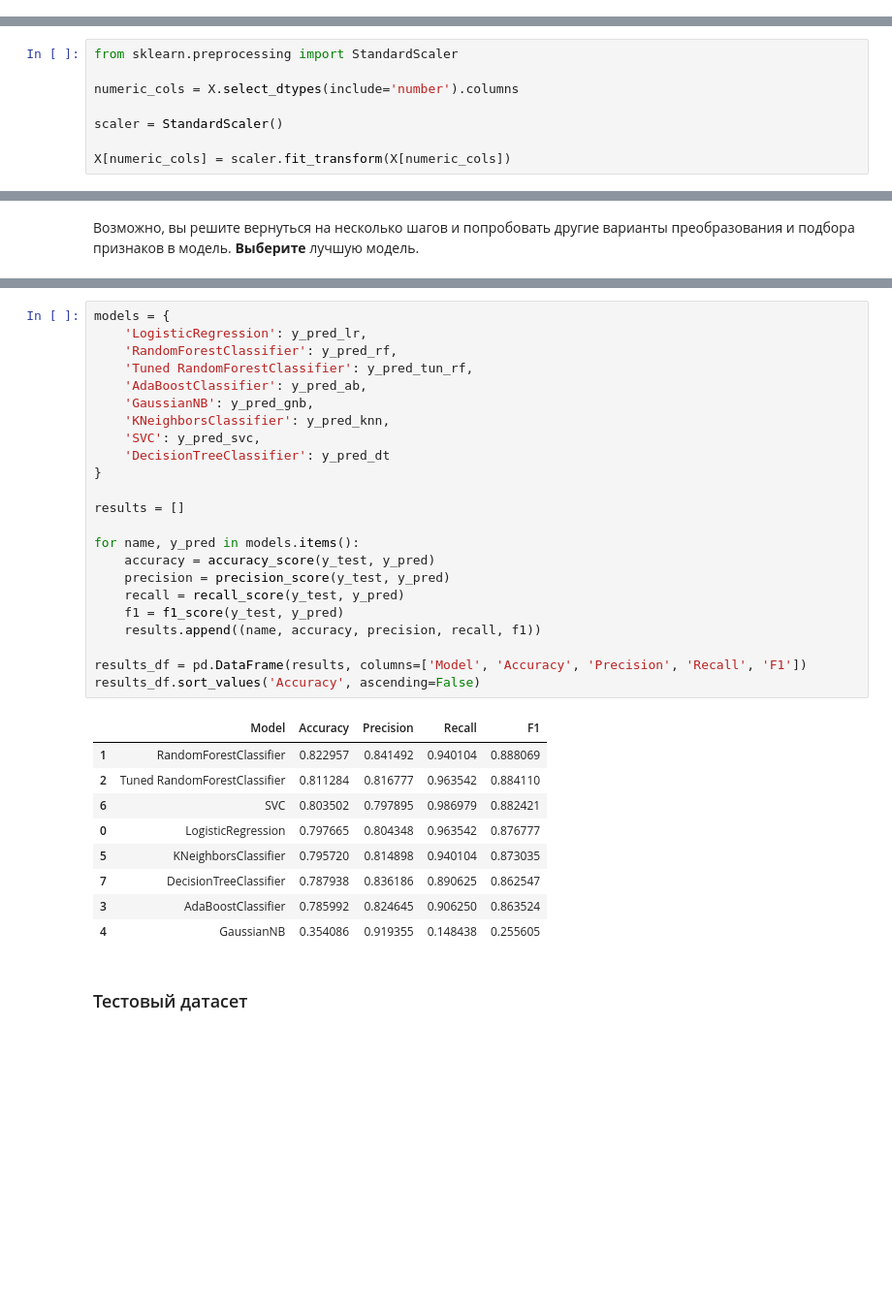
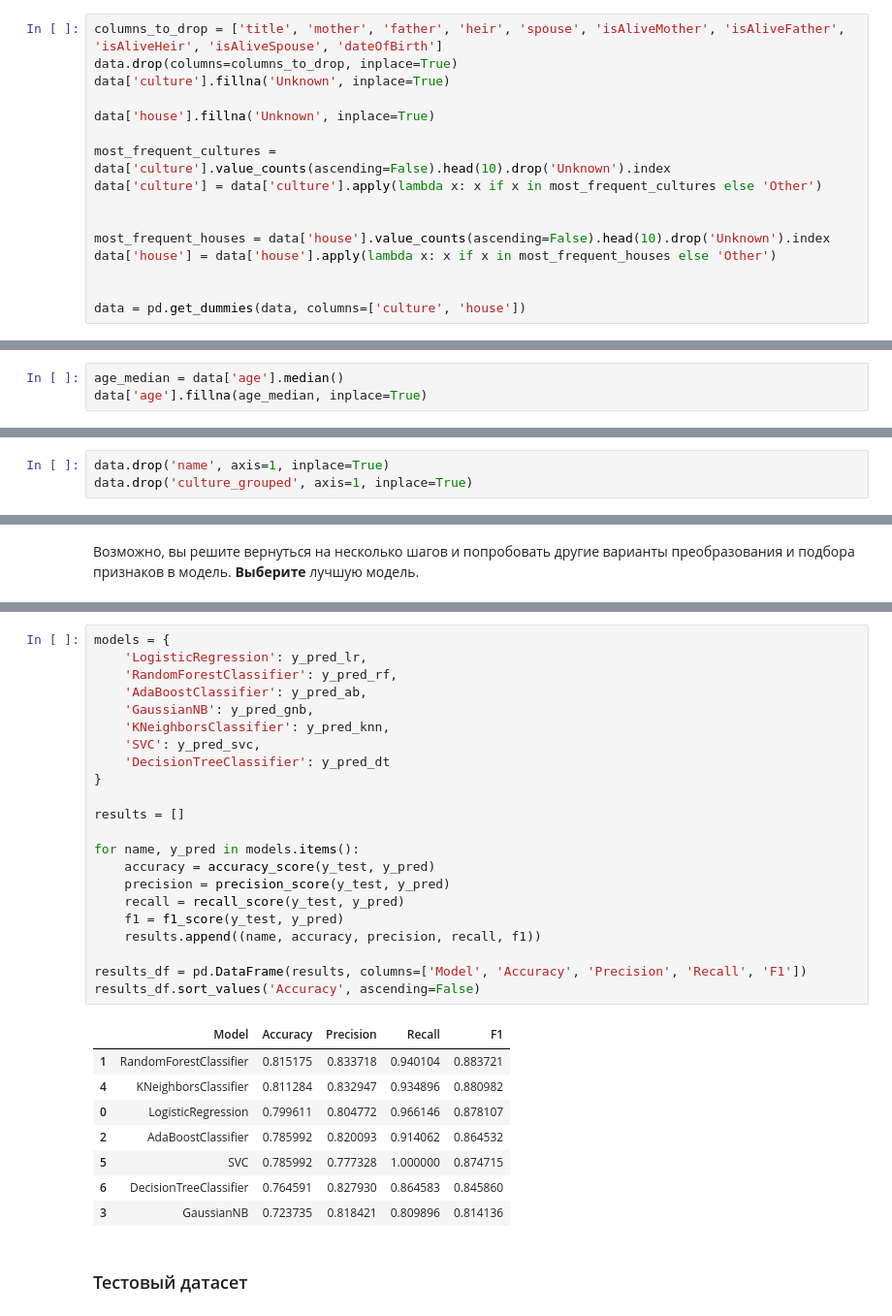
Before and after one commit to rodya-basmanov/DLS_course, a Jupyter notebook: week_01_ml_intro/Homework/hw_1_game_of_thrones.ipynb, the cells around one changed output, grey strips where cells are left out. Shown at 97% size. Saved outputs shown, nothing was run; the diff lists cells and outputs as text; blank space fills up the shorter version.

```diff
--- a/week_01_ml_intro/Homework/hw_1_game_of_thrones.ipynb
+++ b/week_01_ml_intro/Homework/hw_1_game_of_thrones.ipynb
@@ -572,0 +468,16 @@ data = pd.get_dummies(data, columns=['title', 'house', 'culture_grouped'])
+# %%
+columns_to_drop = ['title', 'mother', 'father', 'heir', 'spouse', 'isAliveMother', 'isAliveFather', 'isAliveHeir', 'isAliveSpouse', 'dateOfBirth']
+data.drop(columns=columns_to_drop, inplace=True)
+data['culture'].fillna('Unknown', inplace=True)
+
+data['house'].fillna('Unknown', inplace=True)
+
+most_frequent_cultures = data['culture'].value_counts(ascending=False).head(10).drop('Unknown').index
+data['culture'] = data['culture'].apply(lambda x: x if x in most_frequent_cultures else 'Other')
+
+
+most_frequent_houses = data['house'].value_counts(ascending=False).head(10).drop('Unknown').index
+data['house'] = data['house'].apply(lambda x: x if x in most_frequent_houses else 'Other')
+
+
+data = pd.get_dummies(data, columns=['culture', 'house'])
@@ -572,0 +497,3 @@ data = pd.get_dummies(data, columns=['title', 'house', 'culture_grouped'])
+# %%
+age_median = data['age'].median()
+data['age'].fillna(age_median, inplace=True)
@@ -573,3 +507,6 @@ data = pd.get_dummies(data, columns=['title', 'house', 'culture_grouped'])
+# %%
+data.drop('name', axis=1, inplace=True)
+data.drop('culture_grouped', axis=1, inplace=True)
 # %%
 correlation_matrix = data.corr()
 
@@ -628,14 +549,6 @@ dtype: float64
 # %%
 X = data.drop('isAlive', axis=1)
 y = data['isAlive']
-# %%
-from sklearn.preprocessing import StandardScaler
-
-numeric_cols = X.select_dtypes(include='number').columns
-
-scaler = StandardScaler()
-
-X[numeric_cols] = scaler.fit_transform(X[numeric_cols])
 # %% [markdown]
 **Задание 1.10.** Разделите датасет обучащую и валидационные части (train и val) при помощи функции `train_test_split` (https://scikit-learn.org/stable/modules/generated/sklearn.model_selection.train_test_split.html)
 # %%
@@ -799,36 +677,34 @@ weighted avg       0.81      0.82      0.81       514
 # %%
 models = {
     'LogisticRegression': y_pred_lr,
     'RandomForestClassifier': y_pred_rf,
-    'Tuned RandomForestClassifier': y_pred_tun_rf,
     'AdaBoostClassifier': y_pred_ab,
     'GaussianNB': y_pred_gnb,
     'KNeighborsClassifier': y_pred_knn,
     'SVC': y_pred_svc,
     'DecisionTreeClassifier': y_pred_dt
 }
 
 results = []
 
 for name, y_pred in models.items():
     accuracy = accuracy_score(y_test, y_pred)
     precision = precision_score(y_test, y_pred)
     recall = recall_score(y_test, y_pred)
     f1 = f1_score(y_test, y_pred)
     results.append((name, accuracy, precision, recall, f1))
 
 results_df = pd.DataFrame(results, columns=['Model', 'Accuracy', 'Precision', 'Recall', 'F1'])
 results_df.sort_values('Accuracy', ascending=False)
 # %% [output]
 |  | Model | Accuracy | Precision | Recall | F1 |
-| 1 | RandomForestClassifier | 0.822957 | 0.841492 | 0.940104 | 0.888069 |
-| 2 | Tuned RandomForestClassifier | 0.811284 | 0.816777 | 0.963542 | 0.884110 |
-| 6 | SVC | 0.803502 | 0.797895 | 0.986979 | 0.882421 |
-| 0 | LogisticRegression | 0.797665 | 0.804348 | 0.963542 | 0.876777 |
-| 5 | KNeighborsClassifier | 0.795720 | 0.814898 | 0.940104 | 0.873035 |
-| 7 | DecisionTreeClassifier | 0.787938 | 0.836186 | 0.890625 | 0.862547 |
-| 3 | AdaBoostClassifier | 0.785992 | 0.824645 | 0.906250 | 0.863524 |
-| 4 | GaussianNB | 0.354086 | 0.919355 | 0.148438 | 0.255605 |
+| 1 | RandomForestClassifier | 0.815175 | 0.833718 | 0.940104 | 0.883721 |
+| 4 | KNeighborsClassifier | 0.811284 | 0.832947 | 0.934896 | 0.880982 |
+| 0 | LogisticRegression | 0.799611 | 0.804772 | 0.966146 | 0.878107 |
+| 2 | AdaBoostClassifier | 0.785992 | 0.820093 | 0.914062 | 0.864532 |
+| 5 | SVC | 0.785992 | 0.777328 | 1.000000 | 0.874715 |
+| 6 | DecisionTreeClassifier | 0.764591 | 0.827930 | 0.864583 | 0.845860 |
+| 3 | GaussianNB | 0.723735 | 0.818421 | 0.809896 | 0.814136 |
 # %% [markdown]
 ### Тестовый датасет
 # %% [markdown]
```
Also changed, not shown: parts of 44 cells of this notebook.
